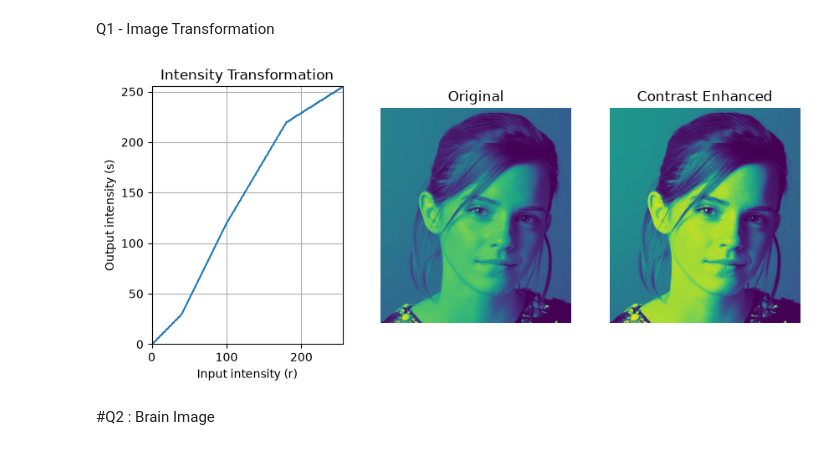
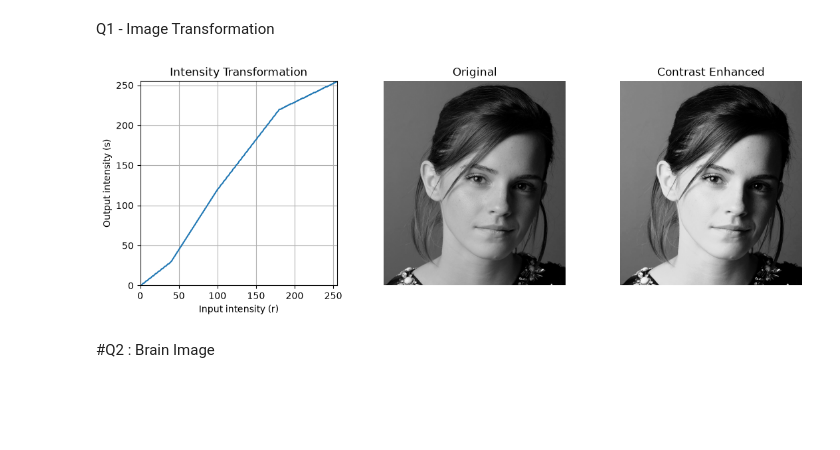
Before and after one commit to rus1ru/EN3160_Assignment_1, a Jupyter notebook: assignment_01.ipynb, the cells around one changed output. Cells and saved outputs as stored; diff of their text form; code cells hidden in the pictures; blank space fills up the shorter version.

```diff
--- a/assignment_01.ipynb
+++ b/assignment_01.ipynb
@@ -50,37 +50,37 @@ breakpoints = [
     (180, 220),
     (255, 255)
 ]
 
 
 lut = intensity_transform(img, breakpoints)
 
 result = cv2.LUT(img, lut)
 
-plt.figure(figsize=(10, 4))
+plt.figure(figsize=(13, 4))
 
 plt.subplot(1, 3, 1)
 plt.plot(range(256), lut)
 plt.xlabel("Input intensity (r)")
 plt.ylabel("Output intensity (s)")
 plt.title("Intensity Transformation")
 
 plt.xlim(0, 255)
 plt.ylim(0, 255)
 plt.grid()
 
 plt.subplot(1, 3, 2)
-plt.imshow(img)
+plt.imshow(img, cmap="gray")
 plt.title("Original")
 plt.axis("off")
 
 plt.subplot(1, 3, 3)
-plt.imshow(result)
+plt.imshow(result, cmap="gray")
 plt.title("Contrast Enhanced")
 plt.axis("off")
 
 plt.show()
 # %% [output]
-[figure, old version]
+[figure, new version]
 # %% [markdown]
 #Q2 : Brain Image
 # %% [markdown]
```
Also changed, not shown: parts of 6 cells of this notebook.
